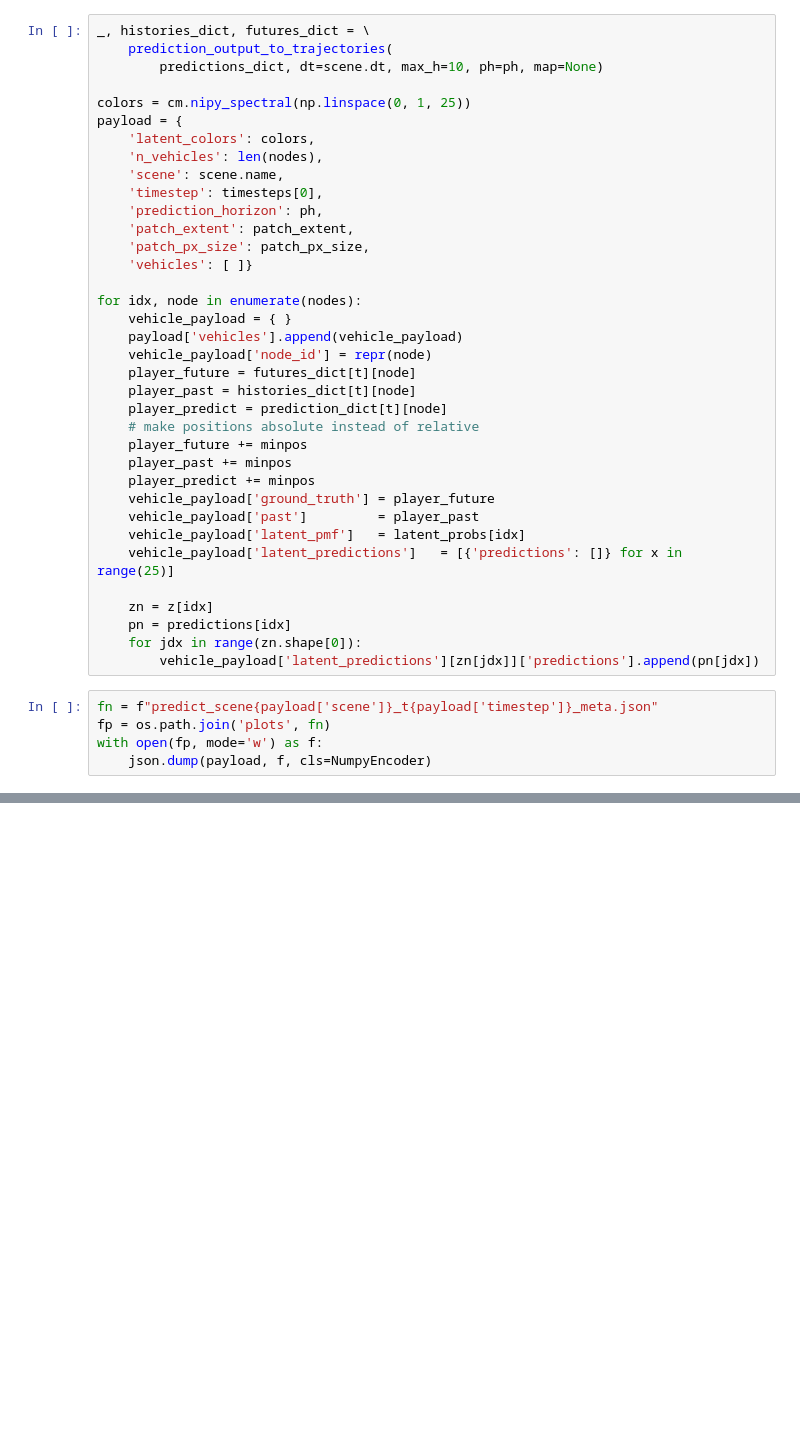
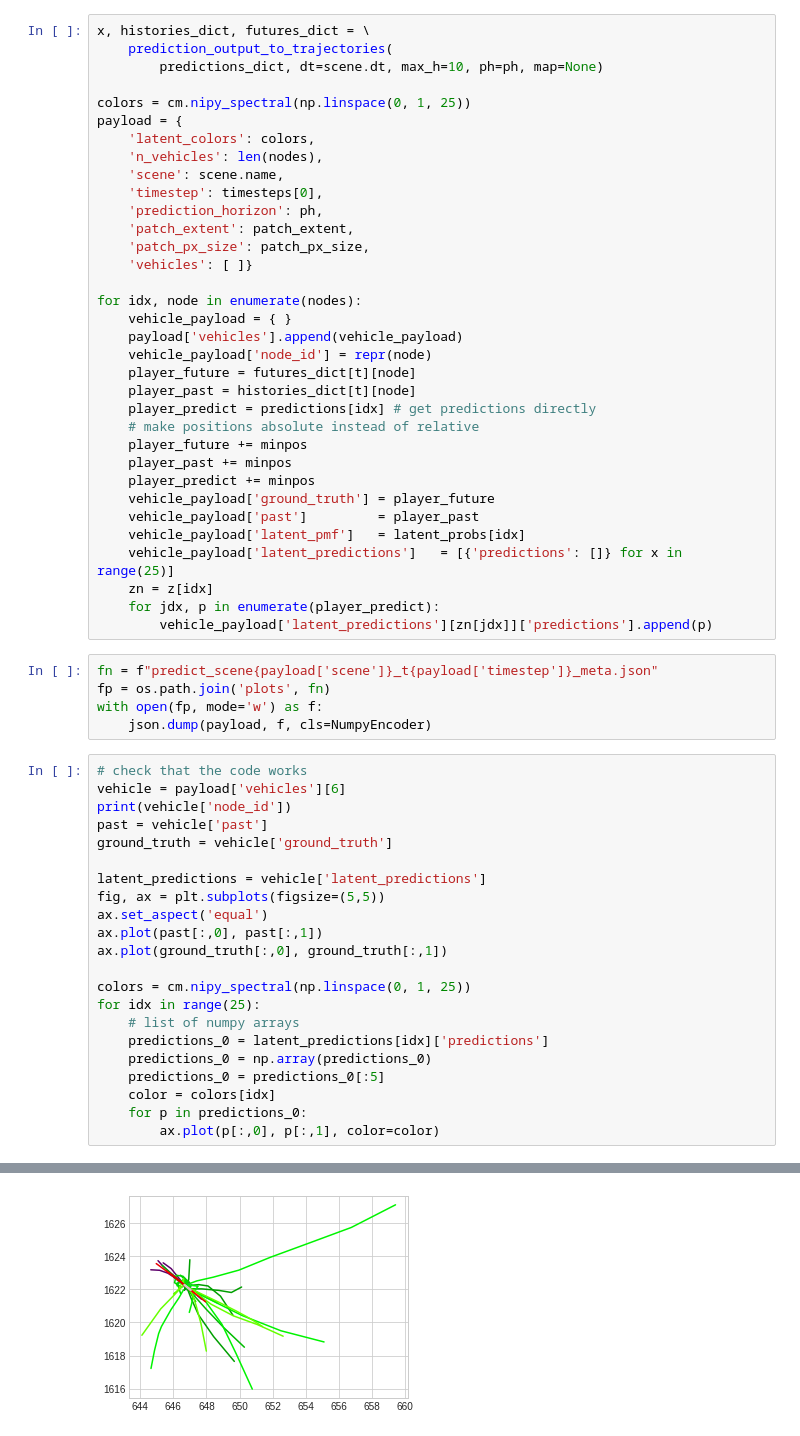
Before and after one commit to fireofearth/Trajectron-plus-plus, a Jupyter notebook: experiments/nuScenes/obtain-forecasts-metadata.ipynb, the cells around one changed output, grey strips where cells are left out. Drawn from its saved outputs; the diff is of its cells as text; blank space fills up the shorter version.

```diff
--- a/experiments/nuScenes/obtain-forecasts-metadata.ipynb
+++ b/experiments/nuScenes/obtain-forecasts-metadata.ipynb
@@ -529,7 +527,7 @@ z,zz, predictions, nodes, predictions_dict, latent_probs = generate_vehicle_late
         z_mode=False, gmm_mode = False,
         full_dist = False, all_z_sep = False)
 # %%
-_, histories_dict, futures_dict = \
+x, histories_dict, futures_dict = \
     prediction_output_to_trajectories(
         predictions_dict, dt=scene.dt, max_h=10, ph=ph, map=None)
 
@@ -550,7 +548,7 @@ for idx, node in enumerate(nodes):
     vehicle_payload['node_id'] = repr(node)
     player_future = futures_dict[t][node]
     player_past = histories_dict[t][node]
-    player_predict = prediction_dict[t][node]
+    player_predict = predictions[idx] # get predictions directly
     # make positions absolute instead of relative
     player_future += minpos
     player_past += minpos
@@ -559,13 +557,34 @@ for idx, node in enumerate(nodes):
     vehicle_payload['past']         = player_past
     vehicle_payload['latent_pmf']   = latent_probs[idx]
     vehicle_payload['latent_predictions']   = [{'predictions': []} for x in range(25)]
-
     zn = z[idx]
-    pn = predictions[idx]
-    for jdx in range(zn.shape[0]):
-        vehicle_payload['latent_predictions'][zn[jdx]]['predictions'].append(pn[jdx])
+    for jdx, p in enumerate(player_predict):
+        vehicle_payload['latent_predictions'][zn[jdx]]['predictions'].append(p)
 # %%
 fn = f"predict_scene{payload['scene']}_t{payload['timestep']}_meta.json"
 fp = os.path.join('plots', fn)
 with open(fp, mode='w') as f:
     json.dump(payload, f, cls=NumpyEncoder)
+# %%
+# check that the code works
+vehicle = payload['vehicles'][6]
+print(vehicle['node_id'])
+past = vehicle['past']
+ground_truth = vehicle['ground_truth']
+
+latent_predictions = vehicle['latent_predictions']
+fig, ax = plt.subplots(figsize=(5,5))
+ax.set_aspect('equal')
+ax.plot(past[:,0], past[:,1])
+ax.plot(ground_truth[:,0], ground_truth[:,1])
+
+colors = cm.nipy_spectral(np.linspace(0, 1, 25))
+for idx in range(25):
+    # list of numpy arrays
+    predictions_0 = latent_predictions[idx]['predictions']
+    predictions_0 = np.array(predictions_0)
+    predictions_0 = predictions_0[:5]
+    color = colors[idx]
+    for p in predictions_0:
+        ax.plot(p[:,0], p[:,1], color=color)
+# %% [output]
@@ -571,0 +592 @@ with open(fp, mode='w') as f:
+[figure, added]
```
Also changed, not shown: parts of 6 cells of this notebook, 1 other file.
